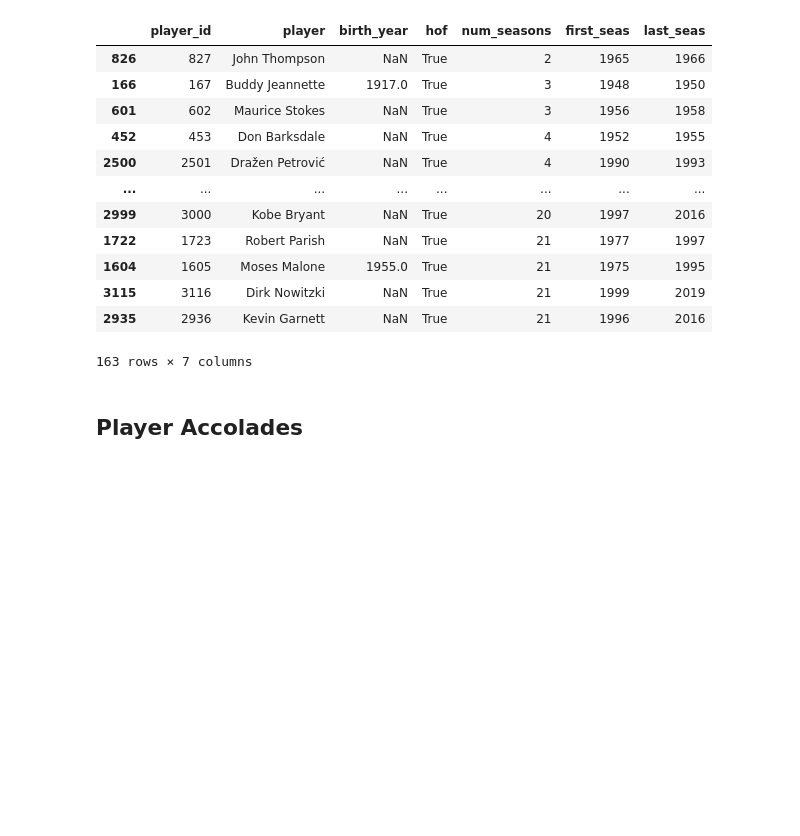
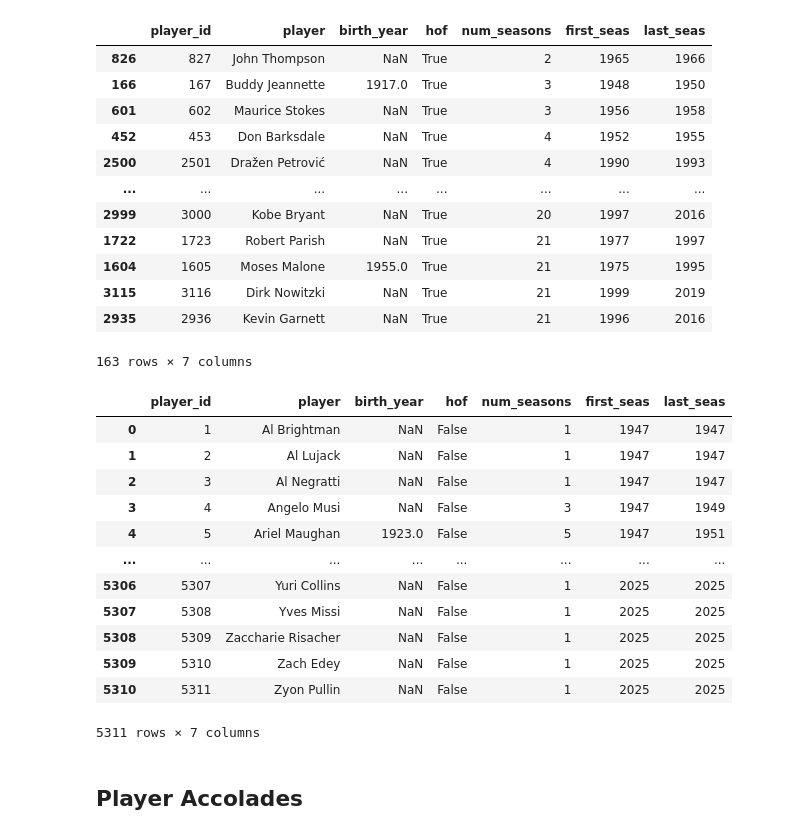
Before and after one commit to justmai1/nba-hof, a Jupyter notebook: data/data-manipulation.ipynb, the cells around one changed output. Drawn from its saved outputs; the diff is of its cells as text; code cells hidden in the pictures; blank space fills up the shorter version.

```diff
--- a/data/data-manipulation.ipynb
+++ b/data/data-manipulation.ipynb
@@ -23,6 +24,22 @@ player.loc[player["hof"] == True].sort_values("num_seasons")
 | 3115 | 3116 | Dirk Nowitzki | NaN | True | 21 | 1999 | 2019 |
 | 2935 | 2936 | Kevin Garnett | NaN | True | 21 | 1996 | 2016 |
 163 rows × 7 columns
+# %%
+player
+# %% [output]
+|  | player_id | player | birth_year | hof | num_seasons | first_seas | last_seas |
+| 0 | 1 | Al Brightman | NaN | False | 1 | 1947 | 1947 |
+| 1 | 2 | Al Lujack | NaN | False | 1 | 1947 | 1947 |
+| 2 | 3 | Al Negratti | NaN | False | 1 | 1947 | 1947 |
+| 3 | 4 | Angelo Musi | NaN | False | 3 | 1947 | 1949 |
+| 4 | 5 | Ariel Maughan | 1923.0 | False | 5 | 1947 | 1951 |
+| ... | ... | ... | ... | ... | ... | ... | ... |
+| 5306 | 5307 | Yuri Collins | NaN | False | 1 | 2025 | 2025 |
+| 5307 | 5308 | Yves Missi | NaN | False | 1 | 2025 | 2025 |
+| 5308 | 5309 | Zaccharie Risacher | NaN | False | 1 | 2025 | 2025 |
+| 5309 | 5310 | Zach Edey | NaN | False | 1 | 2025 | 2025 |
+| 5310 | 5311 | Zyon Pullin | NaN | False | 1 | 2025 | 2025 |
+5311 rows × 7 columns
 # %% [markdown]
 ## Player Accolades
 # %%
```
Also changed, not shown: parts of 5 cells of this notebook, 3 other files.
